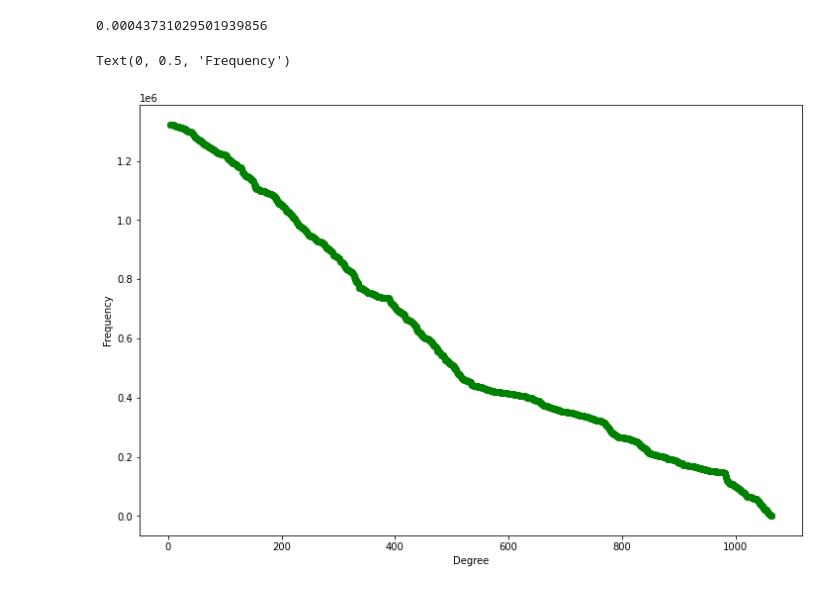
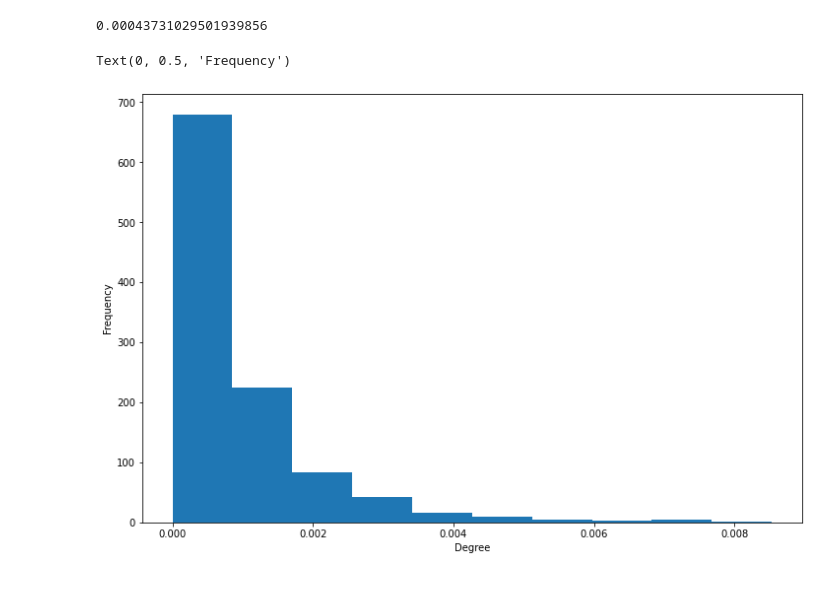
Before and after one commit to bernardo-silva/NetworkScienceProject, a Jupyter notebook: build_network.ipynb, the cells around one changed output. Saved outputs shown, nothing was run; the diff lists cells and outputs as text; code cells hidden in the pictures.

Commit message:
Created networks

```diff
--- a/build_network.ipynb
+++ b/build_network.ipynb
@@ -7,0 +10,19 @@ import matplotlib.pyplot as plt
+# %%
+def create_network(year):
+    #Load data set
+    with open(f"data/courses_{year}.json","r") as f:
+        courses = json.load(f)
+    #Build network
+
+    G = nx.Graph(year=year)
+    for c in courses:
+        if c["grade"]>0:
+            G.add_node(f'{c["faculty"]["code"]}_{c["code"]}',name=c["name"],
+                       faculty_name=c["faculty"]["name"],faculty_type=c["faculty"]["type"],
+                       candidates=c["candidates"],accepted=c["Accepted"],vagas=c["vagas"],grade=c["grade"])
+    for c in courses:
+        for code in c["edges"].keys():
+            G.add_edge(f'{c["faculty"]["code"]}_{c["code"]}',code,weight = c["edges"][code],weight_1 = 1/c["edges"][code])
+    #Drop isolates
+    G.remove_nodes_from(list(nx.isolates(G)))
+    return G
@@ -8,14 +33,3 @@ import matplotlib.pyplot as plt
 # %%
-#Load data set
-with open(r"courses_2021.json","r") as f:
-    courses = json.load(f)
+G = create_network(2021)
+export_network(G)
-# %%
-G = nx.Graph()
-
-for c in courses:
-    G.add_node(f'{c["faculty"]["code"]}_{c["code"]}',name=c["name"],
-               faculty_name=c["faculty"]["name"],faculty_type=c["faculty"]["type"],candidates=c["candidates"])
-for c in courses:
-    for code in c["edges"].keys():
-        G.add_edge(f'{c["faculty"]["code"]}_{c["code"]}',code,weight = c["edges"][code])
-len([G.nodes[x] for x in G.nodes()])
@@ -65,12 +64,15 @@ a[max(a)]
 0.00043731029501939856
 # %%
 degree_freq = [G.degree(n,weight='weight') for n in G.nodes()]
+# print(degree_freq)
+degree_freq = [x/sum(degree_freq) for x in degree_freq]
 degree_cum = [sum(degree_freq[i:]) for i in range(len(degree_freq))]
 degrees = range(len(degree_freq))
 plt.figure(figsize=(12, 8))
-plt.plot(degrees[3:], degree_cum[3:],'go-')
+# plt.loglog(degrees[3:], degree_cum[3:],'o', markersize=1)
+plt.hist(degree_freq)
 plt.xlabel('Degree')
 plt.ylabel('Frequency')
 # %% [output]
 Text(0, 0.5, 'Frequency')
-[figure, old version]
+[figure, new version]
```
Also changed, not shown: parts of 24 cells of this notebook, 19 other files.
